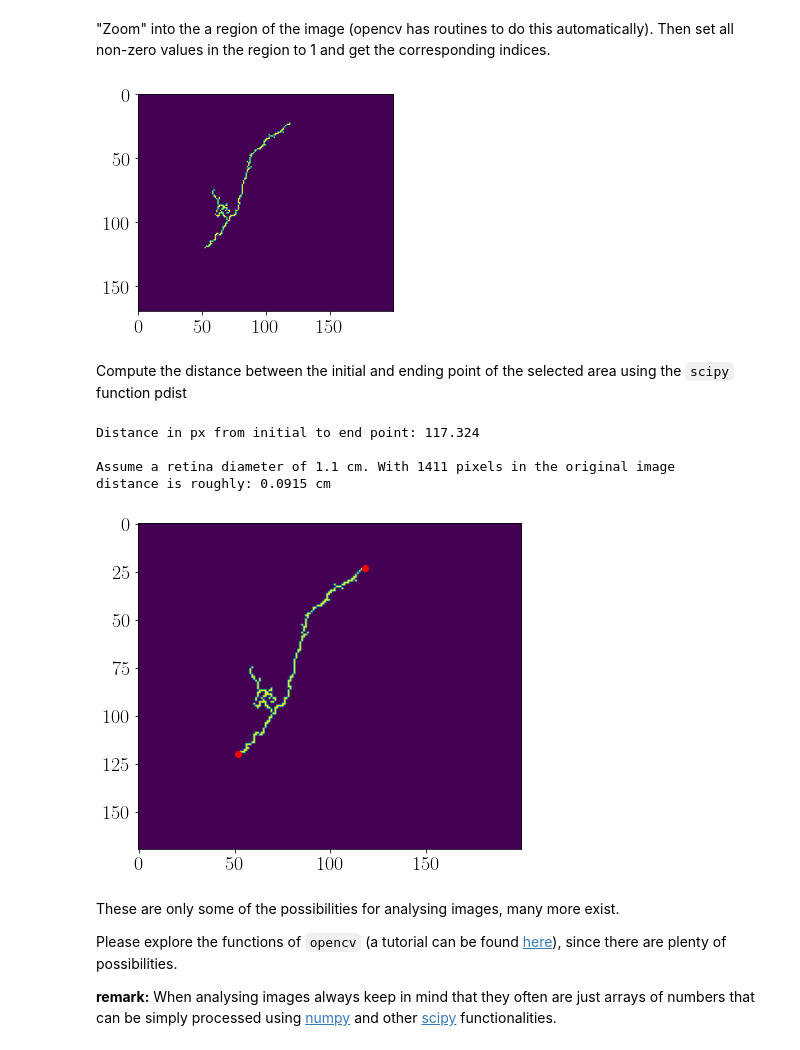
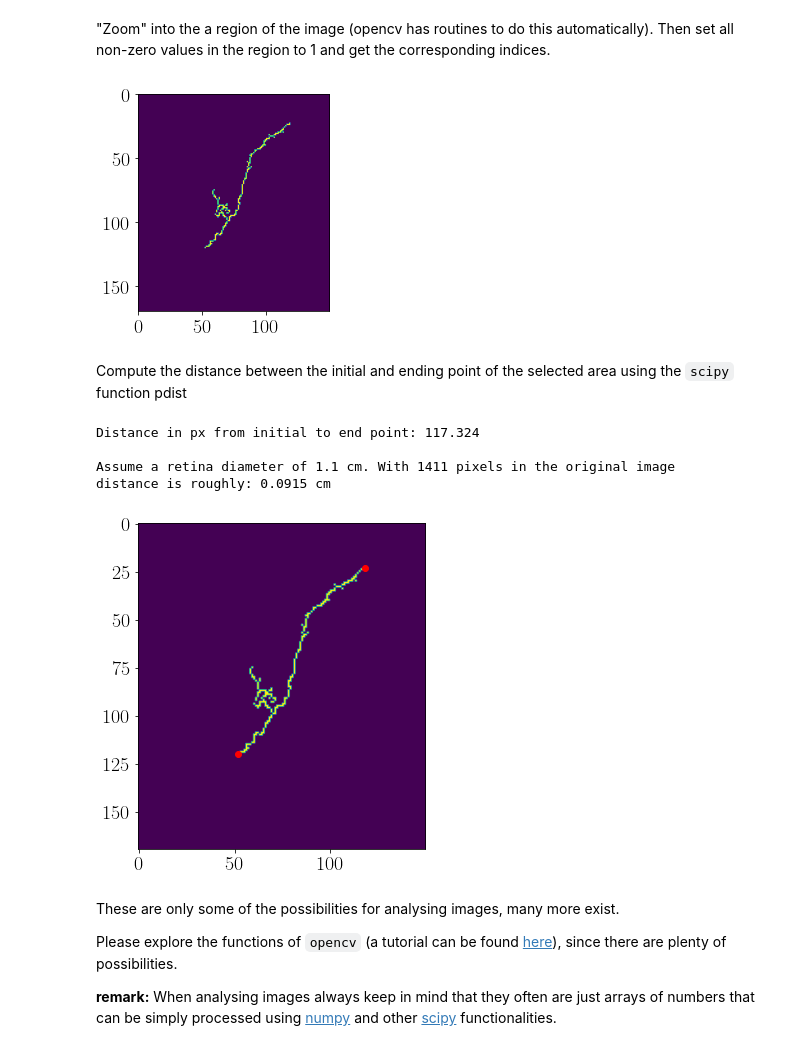
Before and after one commit to fcosi/python-data-plotting, a Jupyter notebook: Image Analysis and Integration.ipynb, the cells around one changed output. Drawn from its saved outputs; the diff is of its cells as text; code cells hidden in the pictures.

```diff
--- a/Image Analysis and Integration.ipynb
+++ b/Image Analysis and Integration.ipynb
@@ -316,16 +382,16 @@ plt.imshow(edges)
 "Zoom" into the a region of the image (opencv has routines to do this automatically). Then set all non-zero values in the region to 1 and get the corresponding indices.
 # %%
 ymin,ymax=730,900
-xmin, xmax = 1000,1200
+xmin, xmax = 1000,1150
 
 plt.imshow(edges[ymin:ymax, xmin:xmax])
 
 # save region to array
 boxed_region = edges[ymin:ymax, xmin:xmax]
 boxed_region = np.where(boxed_region == 0, 0, 1)
 indx, indy = np.where(boxed_region==1)[0], np.where(boxed_region==1)[1]
 # %% [output]
-[figure, old version]
+[figure, new version]
 # %% [markdown]
 Compute the distance between the initial and ending point of the selected area using the `scipy` function pdist
 # %%
@@ -358,7 +424,7 @@ Distance in px from initial to end point: 117.324
 
 Assume a retina diameter of 1.1 cm. With 1411 pixels in the original image
 distance is roughly: 0.0915 cm
-[figure, old version]
+[figure, new version]
 # %% [markdown]
 These are only some of the possibilities for analysing images, many more exist.
 
```
Also changed, not shown: parts of 19 cells of this notebook, 2 other files.
